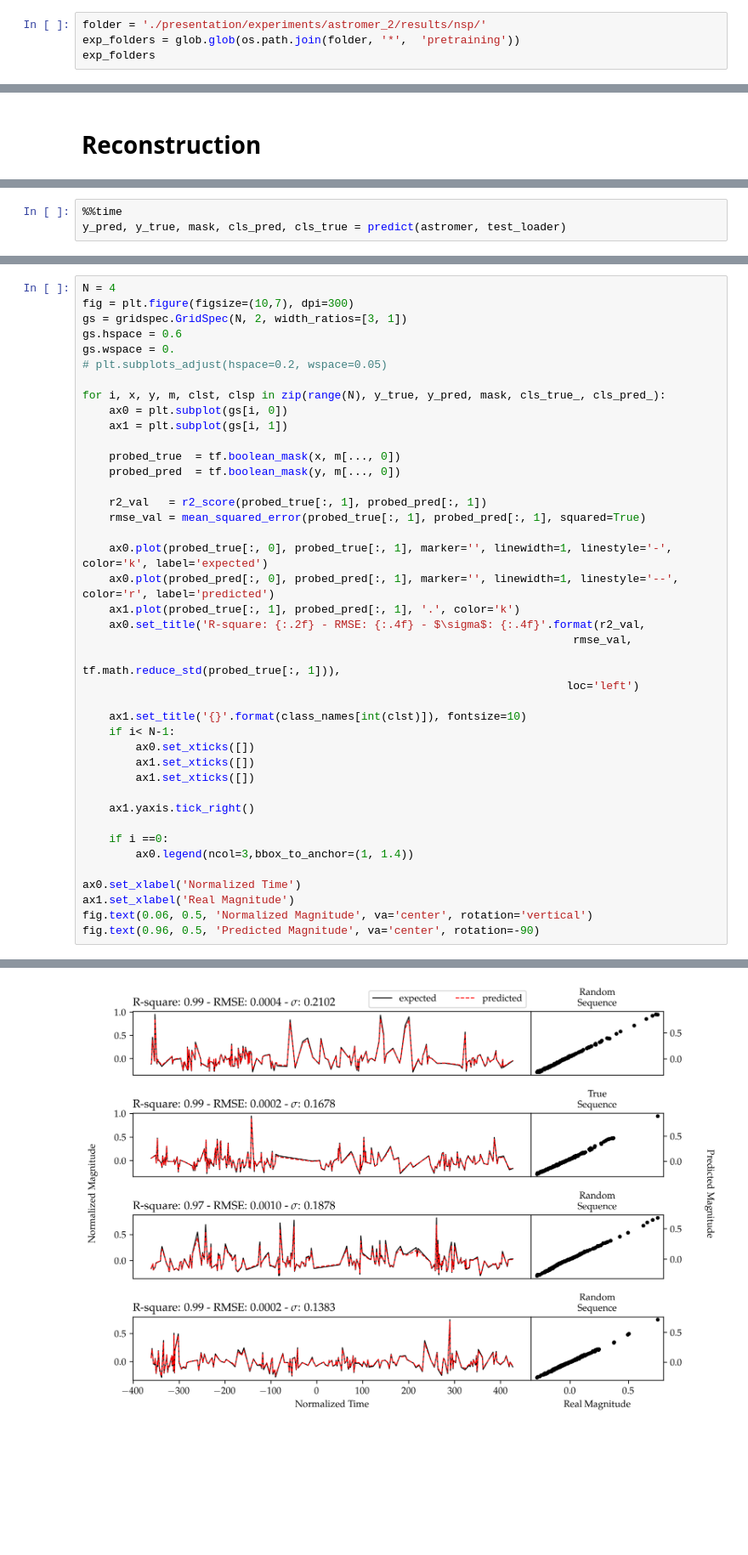
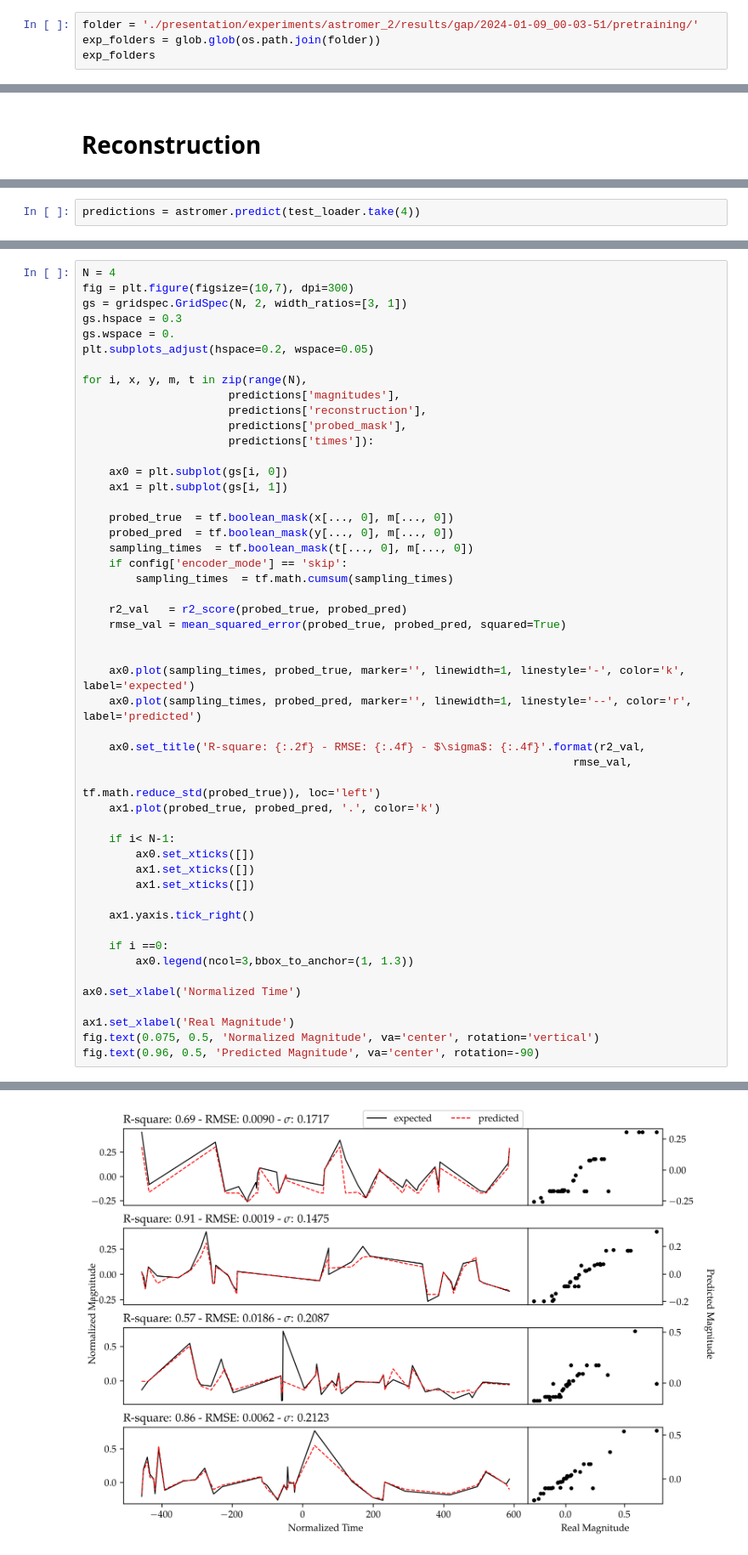
Before and after one commit to cridonoso/astromer, a Jupyter notebook: presentation/experiments/astromer_2/results.ipynb, the cells around one changed output, grey strips where cells are left out. Shown at 85% size. Saved outputs shown, nothing was run; the diff lists cells and outputs as text; blank space fills up the shorter version.

Commit message:
visualize results

```diff
--- a/presentation/experiments/astromer_2/results.ipynb
+++ b/presentation/experiments/astromer_2/results.ipynb
@@ -39,7 +43,7 @@ os.environ["CUDA_VISIBLE_DEVICES"]="2"
 The autoreload extension is already loaded. To reload it, use:
   %reload_ext autoreload
 # %%
-folder = './presentation/experiments/astromer_2/results/nsp/'
-exp_folders = glob.glob(os.path.join(folder, '*',  'pretraining'))
+folder = './presentation/experiments/astromer_2/results/gap/2024-01-09_00-03-51/pretraining/'
+exp_folders = glob.glob(os.path.join(folder))
 exp_folders
 # %% [output]
@@ -131,4 +166,3 @@ test_loader = get_loader(dataset='./data/records/macho_clean/test/',
 # %%
-%%time
-y_pred, y_true, mask, cls_pred, cls_true = predict(astromer, test_loader)
+predictions = astromer.predict(test_loader.take(4))
 # %% [output]
@@ -149,44 +180,53 @@ plt.show()
 # %%
 N = 4
 fig = plt.figure(figsize=(10,7), dpi=300)
 gs = gridspec.GridSpec(N, 2, width_ratios=[3, 1])
-gs.hspace = 0.6
+gs.hspace = 0.3
 gs.wspace = 0.
-# plt.subplots_adjust(hspace=0.2, wspace=0.05)
+plt.subplots_adjust(hspace=0.2, wspace=0.05)
 
-for i, x, y, m, clst, clsp in zip(range(N), y_true, y_pred, mask, cls_true_, cls_pred_):
+for i, x, y, m, t in zip(range(N),
+                      predictions['magnitudes'],
+                      predictions['reconstruction'],
+                      predictions['probed_mask'],
+                      predictions['times']):
+
     ax0 = plt.subplot(gs[i, 0])
     ax1 = plt.subplot(gs[i, 1])
 
-    probed_true  = tf.boolean_mask(x, m[..., 0])
-    probed_pred  = tf.boolean_mask(y, m[..., 0])
+    probed_true  = tf.boolean_mask(x[..., 0], m[..., 0])
+    probed_pred  = tf.boolean_mask(y[..., 0], m[..., 0])
+    sampling_times  = tf.boolean_mask(t[..., 0], m[..., 0])
+    if config['encoder_mode'] == 'skip':
+        sampling_times  = tf.math.cumsum(sampling_times)
 
-    r2_val   = r2_score(probed_true[:, 1], probed_pred[:, 1])
-    rmse_val = mean_squared_error(probed_true[:, 1], probed_pred[:, 1], squared=True)
+    r2_val   = r2_score(probed_true, probed_pred)
+    rmse_val = mean_squared_error(probed_true, probed_pred, squared=True)
 
-    ax0.plot(probed_true[:, 0], probed_true[:, 1], marker='', linewidth=1, linestyle='-', color='k', label='expected')
-    ax0.plot(probed_pred[:, 0], probed_pred[:, 1], marker='', linewidth=1, linestyle='--', color='r', label='predicted')
-    ax1.plot(probed_true[:, 1], probed_pred[:, 1], '.', color='k')
+
+    ax0.plot(sampling_times, probed_true, marker='', linewidth=1, linestyle='-', color='k', label='expected')
+    ax0.plot(sampling_times, probed_pred, marker='', linewidth=1, linestyle='--', color='r', label='predicted')
+
     ax0.set_title('R-square: {:.2f} - RMSE: {:.4f} - $\sigma$: {:.4f}'.format(r2_val,
                                                                           rmse_val,
-                                                                          tf.math.reduce_std(probed_true[:, 1])),
-                                                                         loc='left')
+                                                                          tf.math.reduce_std(probed_true)), loc='left')
+    ax1.plot(probed_true, probed_pred, '.', color='k')
 
-    ax1.set_title('{}'.format(class_names[int(clst)]), fontsize=10)
     if i< N-1:
         ax0.set_xticks([])
         ax1.set_xticks([])
         ax1.set_xticks([])
 
     ax1.yaxis.tick_right()
 
     if i ==0:
-        ax0.legend(ncol=3,bbox_to_anchor=(1, 1.4))
+        ax0.legend(ncol=3,bbox_to_anchor=(1, 1.3))
 
 ax0.set_xlabel('Normalized Time')
+
 ax1.set_xlabel('Real Magnitude')
-fig.text(0.06, 0.5, 'Normalized Magnitude', va='center', rotation='vertical')
+fig.text(0.075, 0.5, 'Normalized Magnitude', va='center', rotation='vertical')
 fig.text(0.96, 0.5, 'Predicted Magnitude', va='center', rotation=-90)
 # %% [output]
 Text(0.96, 0.5, 'Predicted Magnitude')
-[figure, old version]
+[figure, new version]
```
Also changed, not shown: parts of 15 cells of this notebook, 5 other files.
